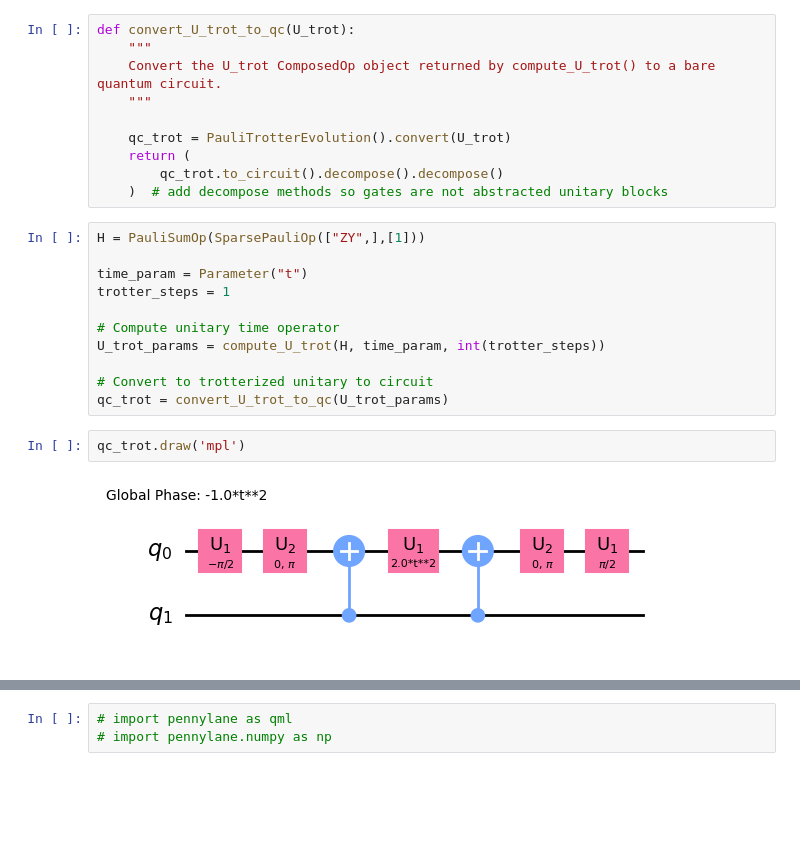
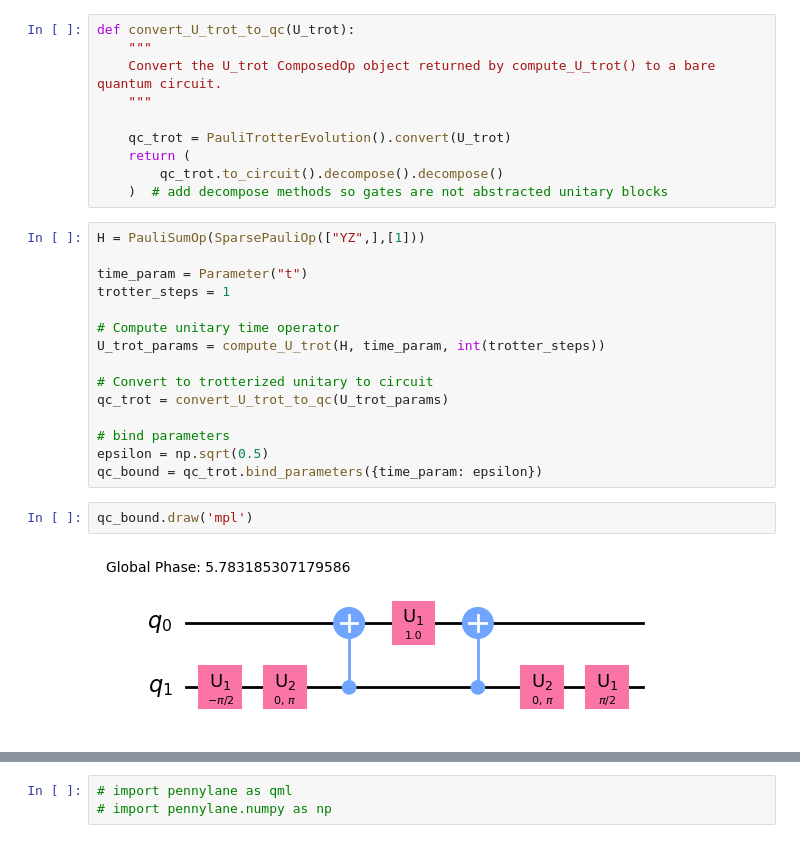
Before and after one commit to Gopal-Dahale/measurement-based-ite, a Jupyter notebook: mite.ipynb, the cells around one changed output, grey strips where cells are left out. Drawn from its saved outputs; the diff is of its cells as text; blank space fills up the shorter version.

```diff
--- a/mite.ipynb
+++ b/mite.ipynb
@@ -97,7 +97,7 @@ def convert_U_trot_to_qc(U_trot):
         qc_trot.to_circuit().decompose().decompose()
     )  # add decompose methods so gates are not abstracted unitary blocks
 # %%
-H = PauliSumOp(SparsePauliOp(["ZY",],[1]))
+H = PauliSumOp(SparsePauliOp(["YZ",],[1]))
 
 time_param = Parameter("t")
 trotter_steps = 1
@@ -107,8 +107,12 @@ U_trot_params = compute_U_trot(H, time_param, int(trotter_steps))
 
 # Convert to trotterized unitary to circuit
 qc_trot = convert_U_trot_to_qc(U_trot_params)
+
+# bind parameters
+epsilon = np.sqrt(0.5)
+qc_bound = qc_trot.bind_parameters({time_param: epsilon})
-# %%
-qc_trot.draw('mpl')
-# %% [output]
-[figure, removed]
+# %%
+qc_bound.draw('mpl')
+# %% [output]
+[figure, added]
 # %%
```
Also changed, not shown: parts of 3 cells of this notebook.
